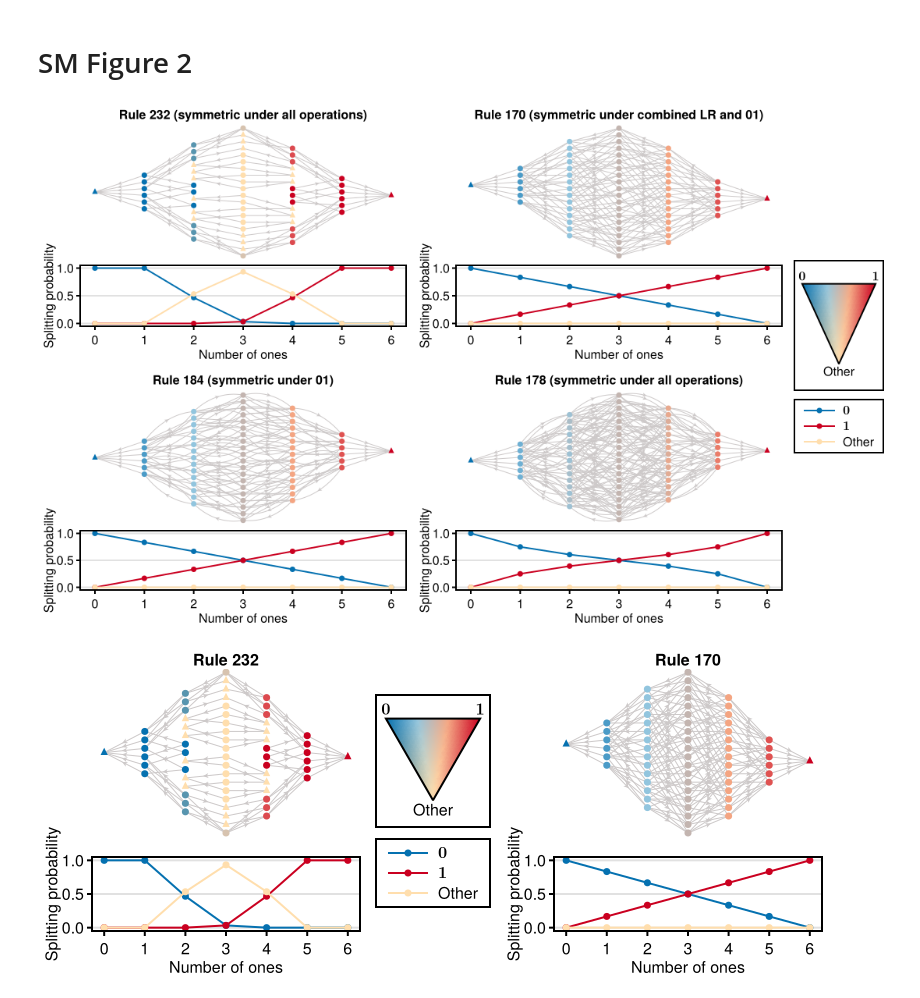
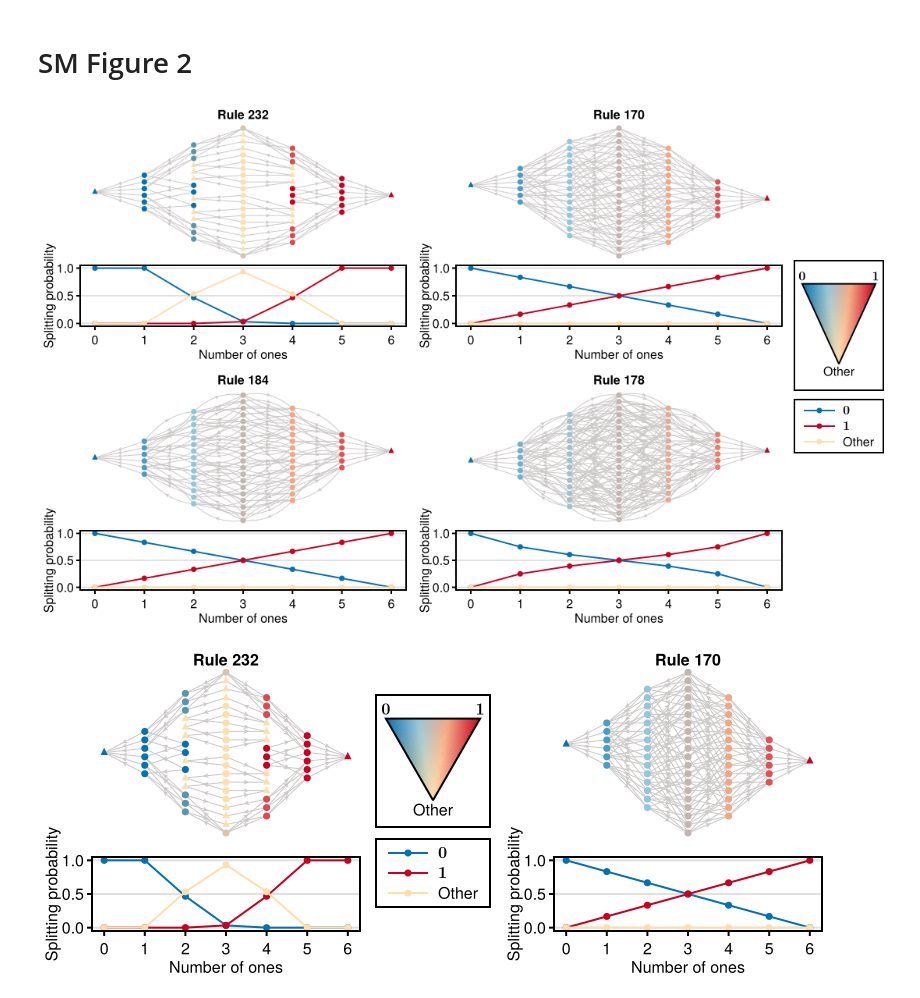
Before and after one commit to kockahonza/TopoStoch, a Jupyter notebook: notebooks/ma_figures_0sv1s.ipynb, the cells around one changed output. Cells and saved outputs as stored; diff of their text form; code cells hidden in the pictures.

```diff
--- a/notebooks/ma_figures_0sv1s.ipynb
+++ b/notebooks/ma_figures_0sv1s.ipynb
@@ -43,7 +43,7 @@ for (r, title, ci) in zip(rules, titles, CartesianIndices((nrows, ncols)))
     # )
     gl = GridLayout(fig[ci[2], ci[1]])
     nax = Axis(gl[1,1];
-        title,
+        title="Rule $r",
         titlegap=0.,
     )
     pax = Axis(gl[2,1])
@@ -146,34 +146,34 @@ tetax = Axis(legend_gl[2,1];
 
 leg = Legend(legend_gl[3,1], paxs[1];
     rowgap=-10.,
     padding=(6., 6., -3., -3.),
     # fontsize=6
 )
 leg.tellheight = true
 # tetax.tellheight = true
 # legend_gl.tellheight = true
 
 all0sv1s_colors_v2_colorbar_v5!(tetax, 20;
     cmap0sv1s=MAColors.bs_cmap(),
     nondetcolor=MAColors.bs_else()
 )
 # ylims!(tetax, (-0.25, 1.1))
 ylims!(tetax, (1.15, -0.25))
 # xlims!(tetax, (-0., 1.))
 
 rowgap!(legend_gl, 0.)
 rowgap!(legend_gl, 2, 6.)
 rowsize!(legend_gl, 1, Relative(0.3))
 rowsize!(legend_gl, 4, Relative(0.3))
 
 colgap!(fig.layout, 8.)
 rowgap!(fig.layout, 8.)
 
 save("../data/figures/sm2/draft1.pdf", fig)
 
 fig
 # %% [output]
-[figure, old version]
+[figure, new version]
 # %%
 ma1 = MolAut(6, 232)
 ma2 = MolAut(6, 170)
```
Also changed, not shown: parts of 1 cell of this notebook, 1 other file.
